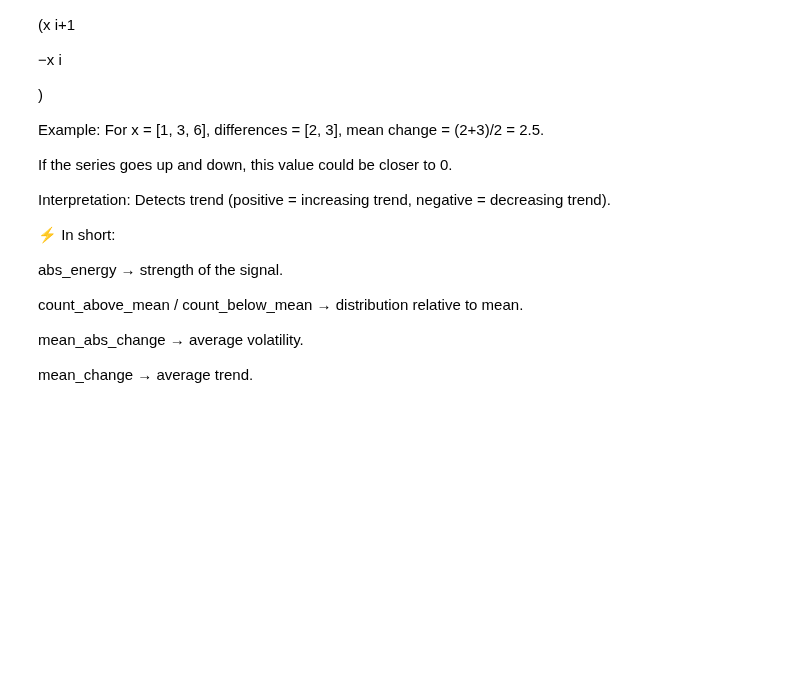
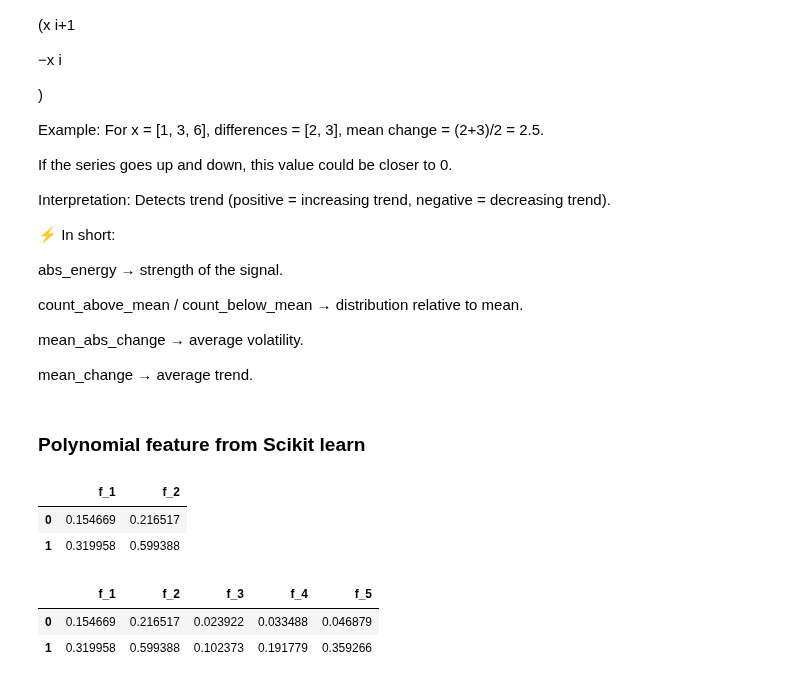
Before and after one commit to akhi08/Thinkstats2_exercise, a Jupyter notebook: Thinkstats/Approach any problem with ml/Feature Engineering .ipynb, the cells around one changed output. Cells and saved outputs as stored; diff of their text form; code cells hidden in the pictures; blank space fills up the shorter version.

Commit message:
scikit learn polynomial features

```diff
--- a/Thinkstats/Approach any problem with ml/Feature Engineering .ipynb
+++ b/Thinkstats/Approach any problem with ml/Feature Engineering .ipynb
@@ -489,3 +489,33 @@ count_above_mean / count_below_mean → distribution relative to mean.
 mean_abs_change → average volatility.
 
 mean_change → average trend.
+# %% [markdown]
+### Polynomial feature from Scikit learn
+# %%
+# generating a random dataframe
+import pandas as pd
+df=pd.DataFrame(np.random.rand(100,2),
+                columns=[f'f_{i}' for i in range(1,3)])
+# %%
+df.head(2)
+# %% [output]
+|  | f_1 | f_2 |
+| 0 | 0.154669 | 0.216517 |
+| 1 | 0.319958 | 0.599388 |
+# %%
+from sklearn import preprocessing
+pf=preprocessing.PolynomialFeatures(
+    degree=2,
+    interaction_only=False,
+    include_bias=False)
+pf.fit(df)
+poly_feats=pf.transform(df)
+num_feats=poly_feats.shape[1]
+df_transformed=pd.DataFrame(poly_feats,
+                            columns=[f'f_{i}' for i in range(1,num_feats+1)])
+# %%
+df_transformed.head(2)
+# %% [output]
+|  | f_1 | f_2 | f_3 | f_4 | f_5 |
+| 0 | 0.154669 | 0.216517 | 0.023922 | 0.033488 | 0.046879 |
+| 1 | 0.319958 | 0.599388 | 0.102373 | 0.191779 | 0.359266 |
```
